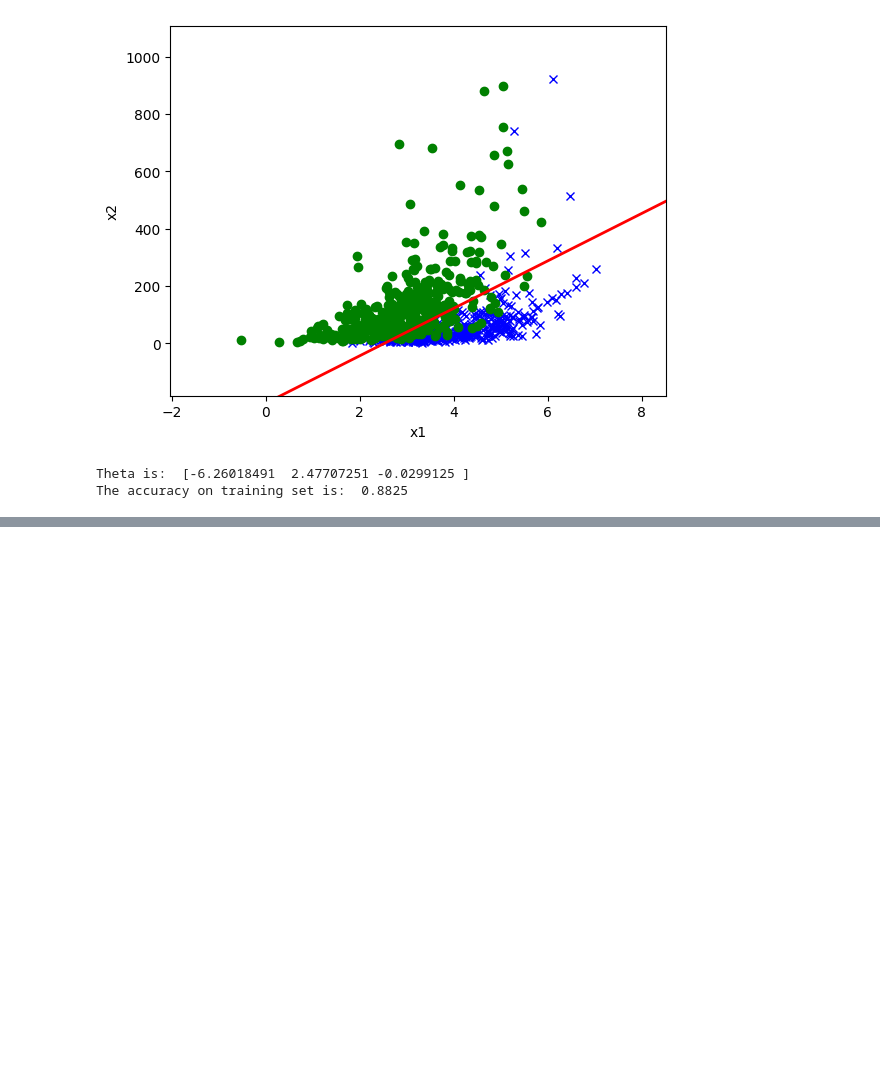
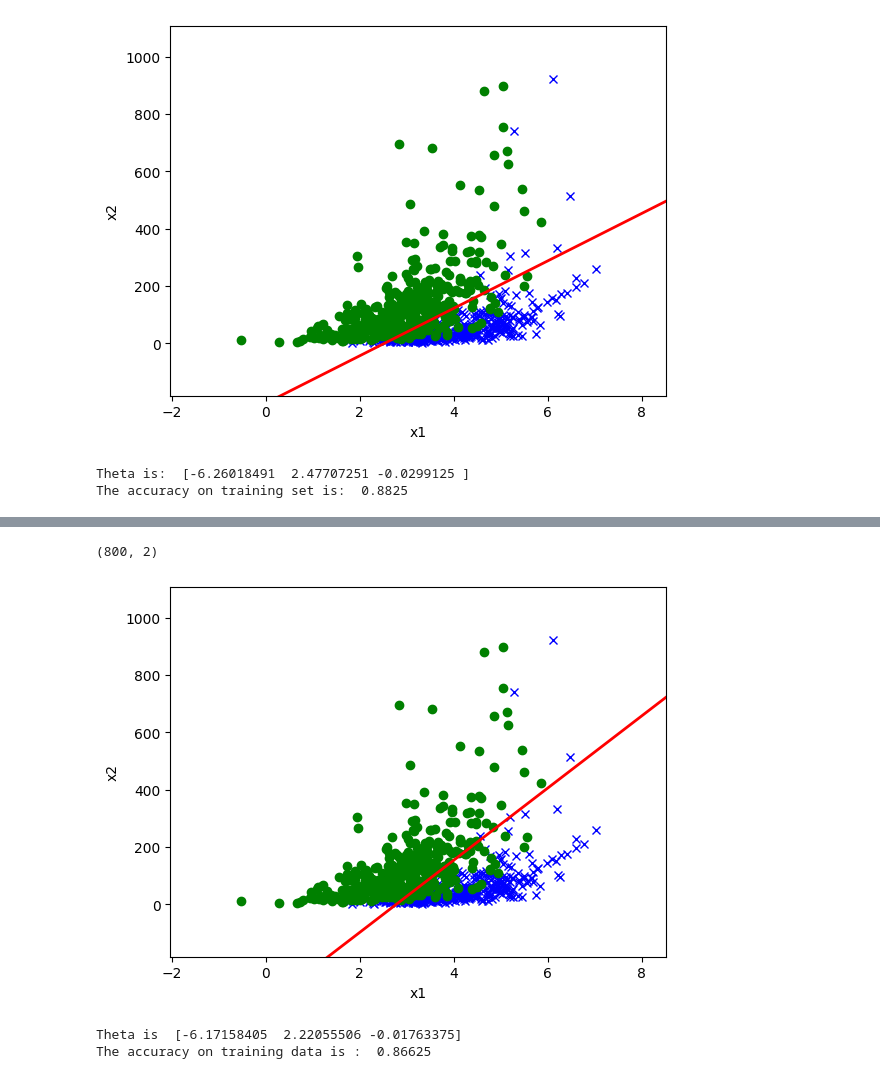
Before and after one commit to UdaykiranSure/ML-from-scratch, a Jupyter notebook: PS1/test.ipynb, the cells around one changed output, grey strips where cells are left out. Cells and saved outputs as stored; diff of their text form; code cells hidden in the pictures; blank space fills up the shorter version.

```diff
--- a/PS1/test.ipynb
+++ b/PS1/test.ipynb
@@ -69,0 +90,14 @@ The accuracy on training set is:  0.8825
+# %%
+from utils import plot
+from gda import GDA
+import numpy as np
+gda = GDA()
+gda.fit(x_train,y_train)
+plot(x_train,y_train,gda.theta)
+print("Theta is ",gda.theta)
+print("The accuracy on training data is : ",np.mean(gda.predict(x_train)==y_train))
+# %% [output]
+(800, 2)
+[figure, added]
+Theta is  [-6.17158405  2.22055506 -0.01763375]
+The accuracy on training data is :  0.86625
```
Also changed, not shown: parts of 12 cells of this notebook, 4 other files.
